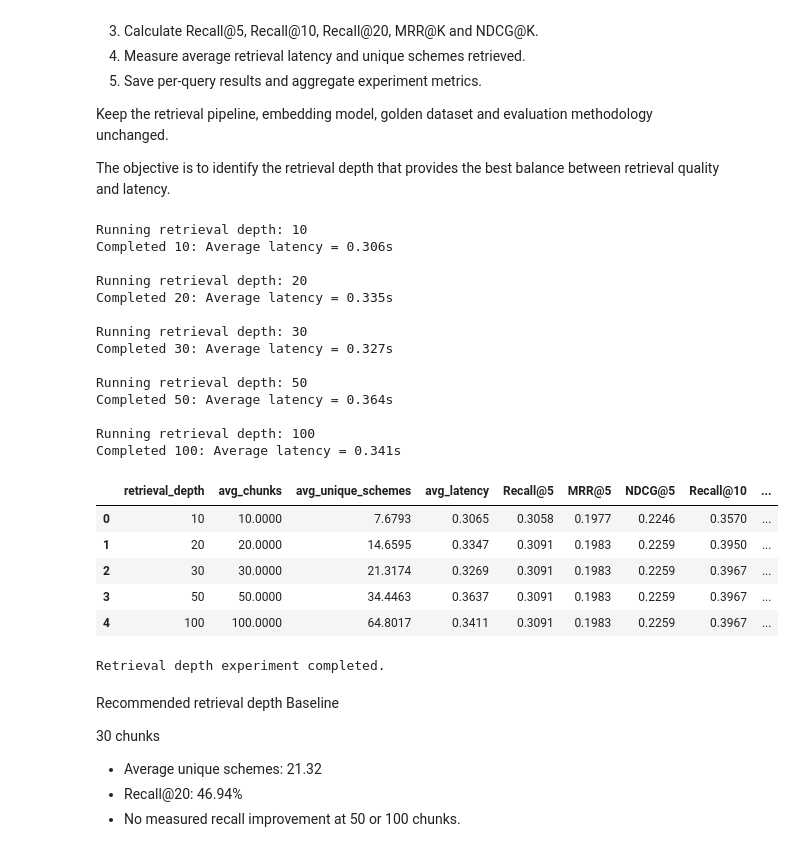
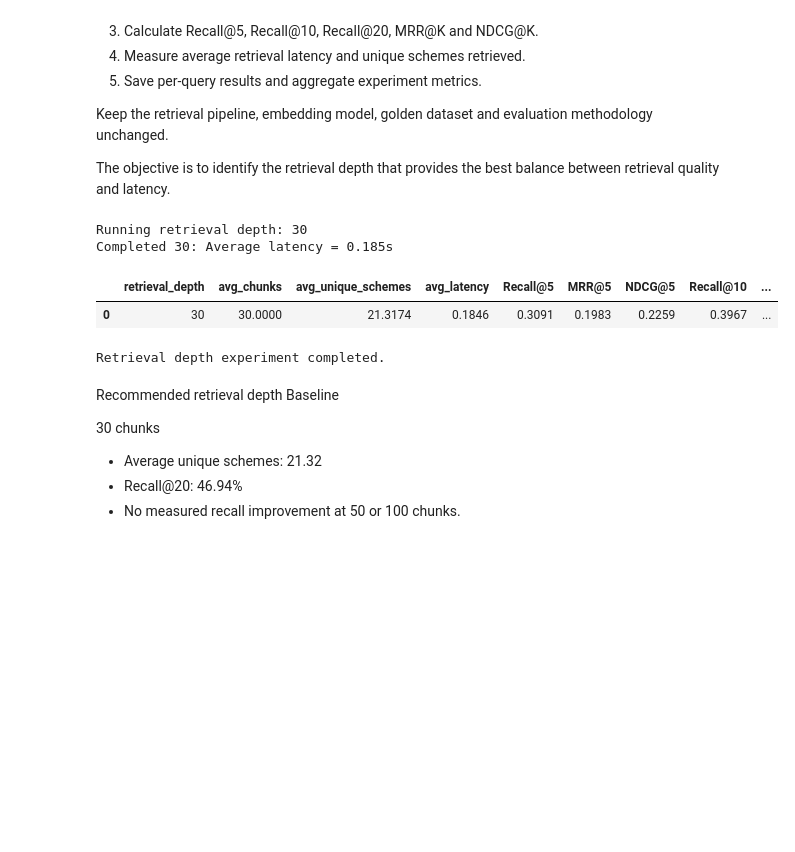
Before and after one commit to devendraaa/SEVA_Ai, a Jupyter notebook: notebooks/Exp_02_RAG/08_retrieval_evaluation.ipynb, the cells around one changed output. Drawn from its saved outputs; the diff is of its cells as text; code cells hidden in the pictures; blank space fills up the shorter version.

Commit message:
retrieval eval code update

```diff
--- a/notebooks/Exp_02_RAG/08_retrieval_evaluation.ipynb
+++ b/notebooks/Exp_02_RAG/08_retrieval_evaluation.ipynb
@@ -552,7 +549,7 @@ Keep the retrieval pipeline, embedding model, golden dataset and evaluation meth
 The objective is to identify the retrieval depth that provides the best balance between retrieval quality and latency.
 # %%
 # Experiment configuration
-RETRIEVAL_DEPTHS = [10, 20, 30, 50, 100]
+RETRIEVAL_DEPTHS = [30]
 EVALUATION_K = [5, 10, 20]
 
 depth_results = []
@@ -637,51 +634,35 @@ for depth in RETRIEVAL_DEPTHS:
 depth_results_df = pd.DataFrame(depth_results)
 depth_summary_df = pd.DataFrame(depth_summary)
 
 # Save experiment outputs
 depth_results_df.to_json(
     RESULTS_DIR / "retrieval_depth_per_query.jsonl",
     orient="records",
     lines=True
 )
 
 depth_summary_df.to_csv(
     RESULTS_DIR / "retrieval_depth_summary.csv",
     index=False
 )
 
 # Display results
 display(
     depth_summary_df.style.format({
         col: "{:.4f}"
         for col in depth_summary_df.select_dtypes(
             include="number"
         ).columns
         if col != "retrieval_depth"
     })
 )
 
 print("\nRetrieval depth experiment completed.")
 # %% [output]
-Running retrieval depth: 10
-Completed 10: Average latency = 0.306s
-
-Running retrieval depth: 20
-Completed 20: Average latency = 0.335s
-
 Running retrieval depth: 30
-Completed 30: Average latency = 0.327s
-
-Running retrieval depth: 50
-Completed 50: Average latency = 0.364s
-
-Running retrieval depth: 100
-Completed 100: Average latency = 0.341s
+Completed 30: Average latency = 0.185s
 |  | retrieval_depth | avg_chunks | avg_unique_schemes | avg_latency | Recall@5 | MRR@5 | NDCG@5 | Recall@10 | ... |
-| 0 | 10 | 10.0000 | 7.6793 | 0.3065 | 0.3058 | 0.1977 | 0.2246 | 0.3570 | ... |
-| 1 | 20 | 20.0000 | 14.6595 | 0.3347 | 0.3091 | 0.1983 | 0.2259 | 0.3950 | ... |
-| 2 | 30 | 30.0000 | 21.3174 | 0.3269 | 0.3091 | 0.1983 | 0.2259 | 0.3967 | ... |
-| 3 | 50 | 50.0000 | 34.4463 | 0.3637 | 0.3091 | 0.1983 | 0.2259 | 0.3967 | ... |
-| 4 | 100 | 100.0000 | 64.8017 | 0.3411 | 0.3091 | 0.1983 | 0.2259 | 0.3967 | ... |
+| 0 | 30 | 30.0000 | 21.3174 | 0.1846 | 0.3091 | 0.1983 | 0.2259 | 0.3967 | ... |
 Retrieval depth experiment completed.
 # %% [markdown]
 Recommended retrieval depth
```
Also changed, not shown: parts of 29 cells of this notebook, 15 other files.
